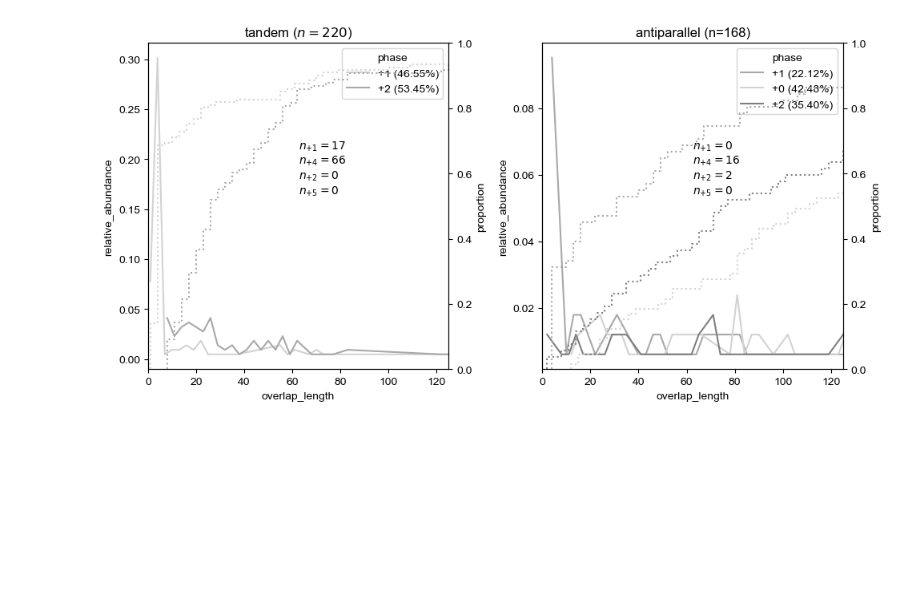
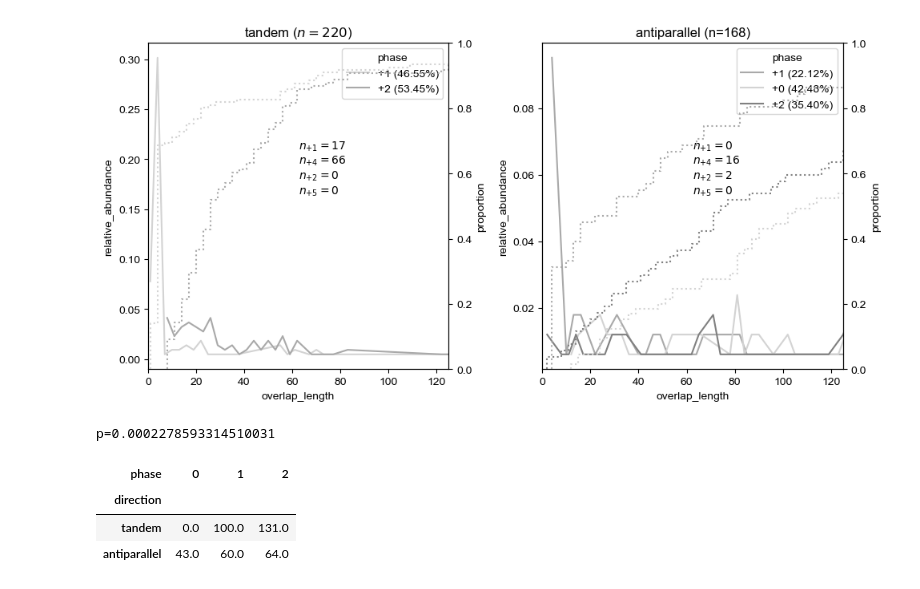
Before and after one commit to pipparichter/frugal, a Jupyter notebook: notebooks/results-2-1.ipynb, the cells around one changed output. Drawn from its saved outputs; the diff is of its cells as text; code cells hidden in the pictures; blank space fills up the shorter version.

```diff
--- a/notebooks/results-2-1.ipynb
+++ b/notebooks/results-2-1.ipynb
@@ -185,34 +176,42 @@ fig.tight_layout()
 # %% [output]
 [figure]
 # %%
-def si_table(dataset_df:pd.DataFrame, normalize:bool=True):
+def table(dataset_df:pd.DataFrame, normalize:bool=True):
 
     dataset_df = dataset_df[is_cds_conflict(dataset_df) & (dataset_df.overlap_type != 'nested')].copy()
     total = len(dataset_df)
 
     table_df = pd.DataFrame(index=pd.Series(['tandem', 'antiparallel'], name='direction'), columns=pd.Series([0, 1, 2], name='phase'))
     for same_strand, df in dataset_df.groupby('same_strand'):
         if same_strand:
             table_df.loc['tandem', :] = df.phase.value_counts()
         else:
             table_df.loc['antiparallel', :] = df.phase.value_counts()
     table_df = table_df.infer_objects(copy=False).fillna(0)
     if normalize:
         table_df = table_df / total
 
     return table_df
 
 # Frequencies from https://pmc.ncbi.nlm.nih.gov/articles/PMC525685/. Study used 64,989 overlaps to generate this table.
 ref_table_df = pd.DataFrame([[0.001, 0.259, 0.578], [0.041, 0.062, 0.060]], index=pd.Series(['tandem', 'antiparallel'], name='direction'), columns=pd.Series([0, 1, 2], name='phase'))
 
 # The incidence of tandem overlaps in the +1 frame is significantly higher than observed in nature.
-si_table_df = si_table(dataset_df, normalize=False, exclude_spurious=False)
-observed_counts = si_table_df.loc['tandem', :]
+table_df = table(dataset_df, normalize=False)
+observed_counts = table_df.loc['tandem', :]
 expected_counts = ref_table_df.loc['tandem', :] / ref_table_df.loc['tandem', :].sum() * observed_counts.sum()
 print(f'p={chisquare(observed_counts, expected_counts).pvalue}')
 
 # # The distribution of phase frequencies of the real-predicted proteins matches that observed in confirmed overlaps.
-# si_table_df = si_table(results_df, normalize=False, exclude_spurious=True)
-# observed_counts = si_table_df.values.ravel()
+# table_df = table(results_df, normalize=False, exclude_spurious=True)
+# observed_counts = table_df.values.ravel()
 # expected_counts = (ref_table_df.values.ravel() * observed_counts.sum())
 # print(f'p={chisquare(observed_counts, expected_counts, sum_check=False).pvalue}')
+
+table_df
+# %% [output]
+p=0.0002278593314510031
+| phase | 0 | 1 | 2 |
+| direction |  |  |  |
+| tandem | 0.0 | 100.0 | 131.0 |
+| antiparallel | 43.0 | 60.0 | 64.0 |
```
Also changed, not shown: parts of 21 cells of this notebook, 7 other files.
